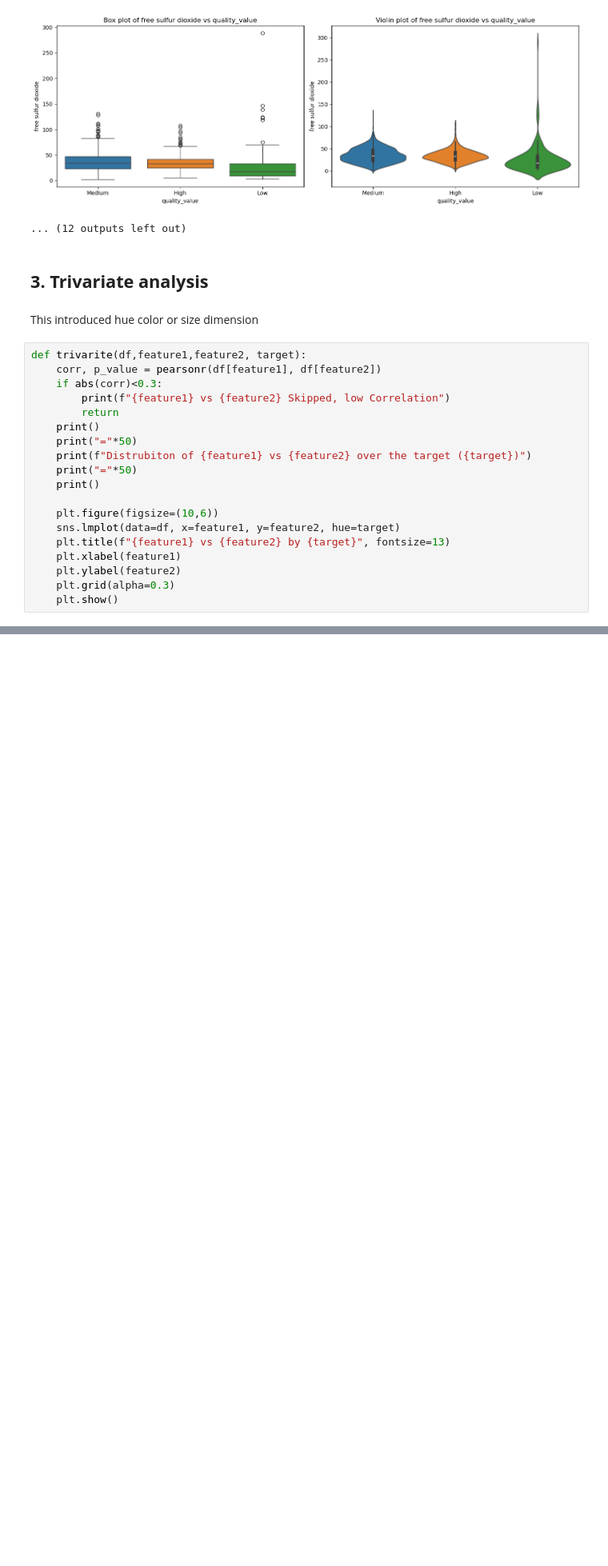
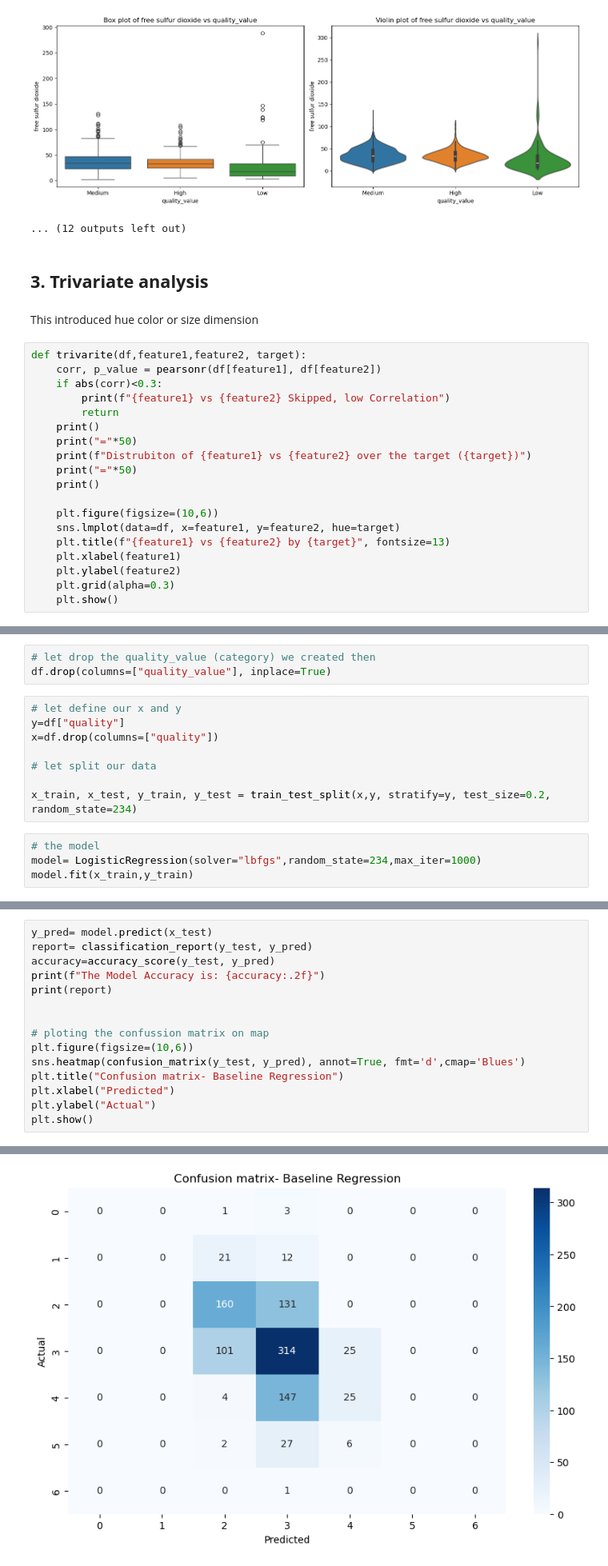
Before and after one commit to Olasquare043/Exploratory-Data-Analysis, a Jupyter notebook: EDA_codealong.ipynb, the cells around one changed output, grey strips where cells are left out. Shown at 80% size. Cells and saved outputs as stored; diff of their text form; blank space fills up the shorter version.

```diff
--- a/EDA_codealong.ipynb
+++ b/EDA_codealong.ipynb
@@ -560,0 +609,15 @@ AttributeError: PathCollection.set() got an unexpected keyword argument 'line_kw
+# %%
+# let drop the quality_value (category) we created then
+df.drop(columns=["quality_value"], inplace=True)
+# %%
+# let define our x and y
+y=df["quality"]
+x=df.drop(columns=["quality"])
+
+# let split our data
+
+x_train, x_test, y_train, y_test = train_test_split(x,y, stratify=y, test_size=0.2, random_state=234)
+# %%
+# the model
+model= LogisticRegression(solver="lbfgs",random_state=234,max_iter=1000)
+model.fit(x_train,y_train)
@@ -560,0 +633,16 @@ AttributeError: PathCollection.set() got an unexpected keyword argument 'line_kw
+# %%
+y_pred= model.predict(x_test)
+report= classification_report(y_test, y_pred)
+accuracy=accuracy_score(y_test, y_pred)
+print(f"The Model Accuracy is: {accuracy:.2f}")
+print(report)
+
+
+# ploting the confussion matrix on map
+plt.figure(figsize=(10,6))
+sns.heatmap(confusion_matrix(y_test, y_pred), annot=True, fmt='d',cmap='Blues')
+plt.title("Confusion matrix- Baseline Regression")
+plt.xlabel("Predicted")
+plt.ylabel("Actual")
+plt.show()
+# %% [output]
@@ -560,0 +663 @@ AttributeError: PathCollection.set() got an unexpected keyword argument 'line_kw
+[figure, added]
```
Also changed, not shown: parts of 9 cells of this notebook, 1 other file.
